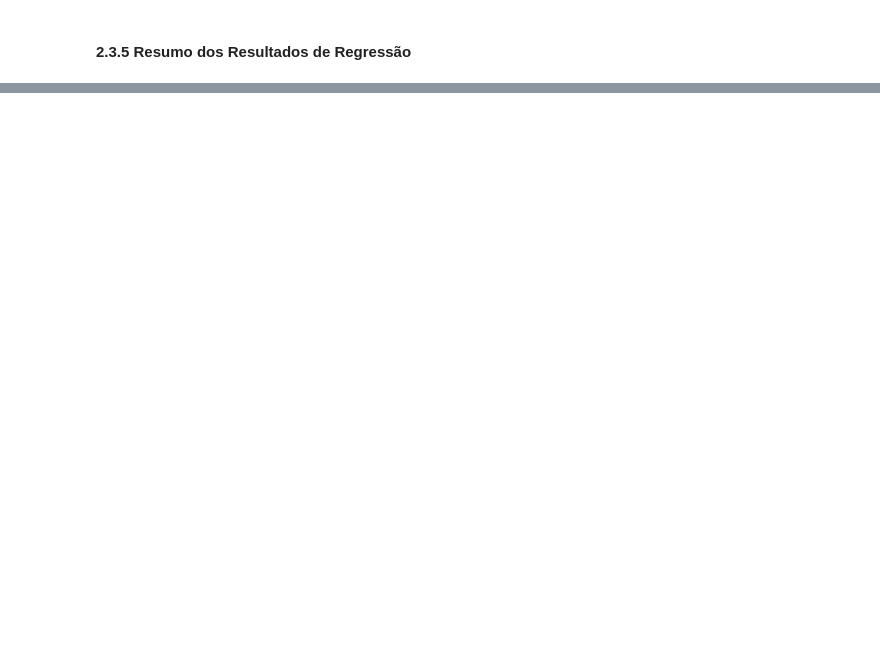
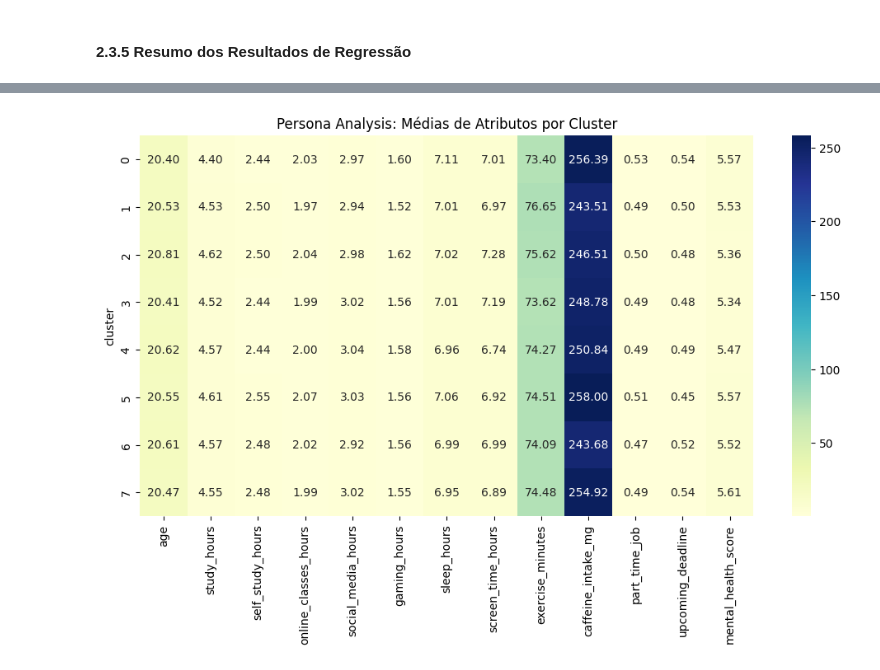
Before and after one commit to gcsoares24/uni-machine-learning-fundamentals, a Jupyter notebook: Fase2_tete.ipynb, the cells around one changed output, grey strips where cells are left out. Cells and saved outputs as stored; diff of their text form; code cells hidden in the pictures; blank space fills up the shorter version.

```diff
--- a/Fase2_tete.ipynb
+++ b/Fase2_tete.ipynb
@@ -2372,0 +2474,16 @@ display(reg_summary.style.highlight_min(subset=["RMSE (CV)"], color='lightgreen'
+# %%
+# 6.3 Aplicação do K-Means e Análise de Perfis
+optimal_k = 8 # Exemplo baseado na observação dos gráficos acima
+kmeans_final = KMeans(n_clusters=optimal_k, random_state=RANDOM_STATE, n_init=10)
+df['cluster'] = kmeans_final.fit_predict(X_clust_scaled)
+
+# Cálculo das médias por cluster para variáveis numéricas relevantes
+cols_to_profile = [col for col in df.columns if col not in ['student_id', 'focus_index', 'exam_score', 'high_exam_score', 'burnout_level', 'productivity_score', 'cluster']]
+cluster_profiles = df.groupby('cluster')[cols_to_profile].mean(numeric_only=True)
+
+plt.figure(figsize=(12, 6))
+sns.heatmap(cluster_profiles, annot=True, cmap='YlGnBu', fmt=".2f")
+plt.title('Persona Analysis: Médias de Atributos por Cluster')
+plt.show()
+# %% [output]
+[figure, added]
```
Also changed, not shown: parts of 16 cells of this notebook, 1 other file.
